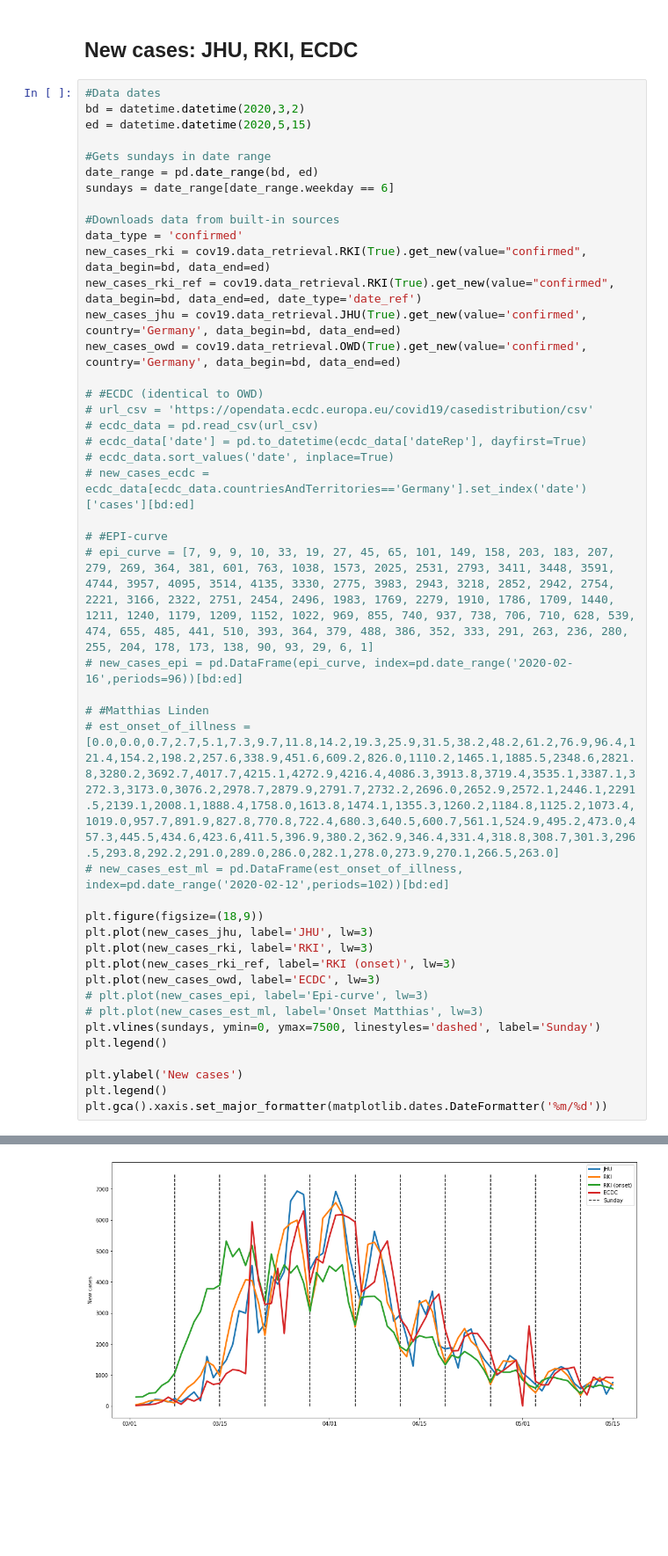
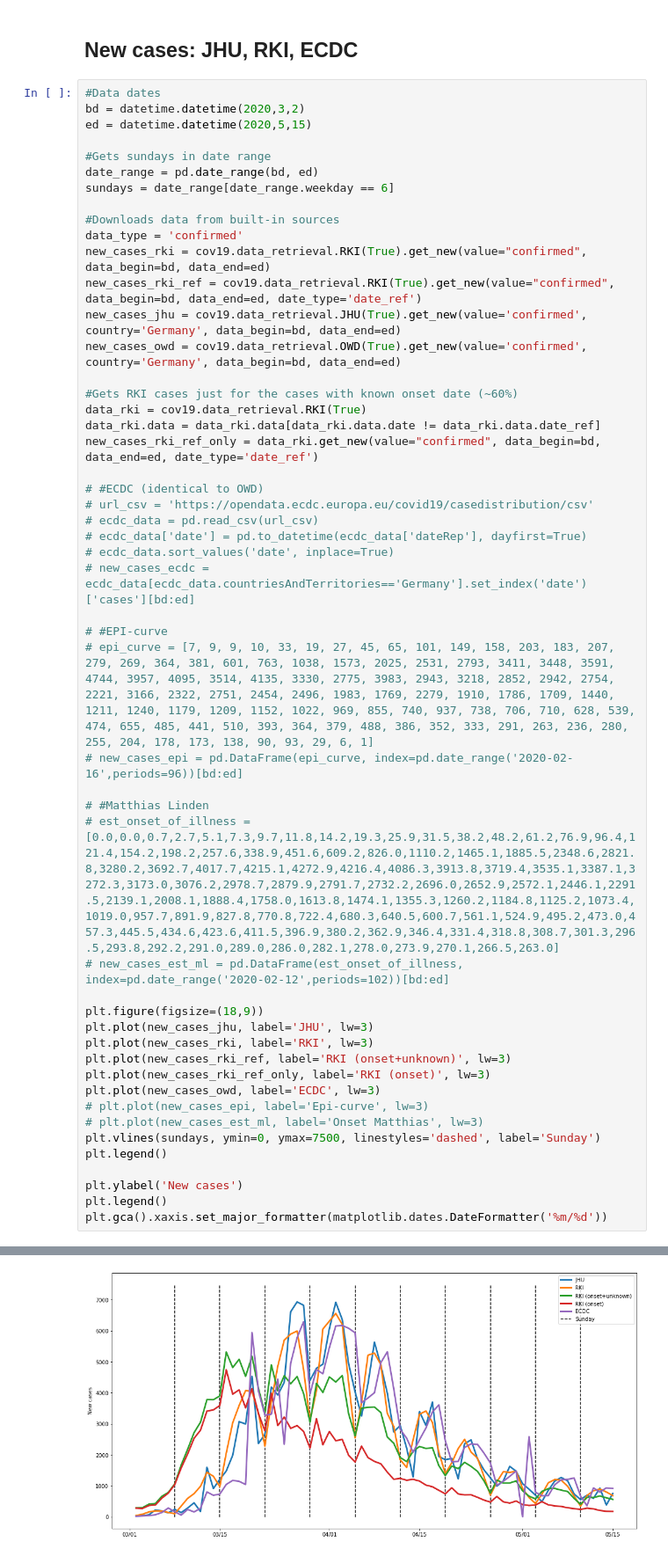
Before and after one commit to Priesemann-Group/covid19_research, a Jupyter notebook: data_exploration/germany_sources.ipynb, the cells around one changed output, grey strips where cells are left out. Shown at 88% size. Saved outputs shown, nothing was run; the diff lists cells and outputs as text; blank space fills up the shorter version.

```diff
--- a/data_exploration/germany_sources.ipynb
+++ b/data_exploration/germany_sources.ipynb
@@ -42,6 +42,11 @@ new_cases_rki = cov19.data_retrieval.RKI(True).get_new(value="confirmed", data_b
 new_cases_rki_ref = cov19.data_retrieval.RKI(True).get_new(value="confirmed", data_begin=bd, data_end=ed, date_type='date_ref')
 new_cases_jhu = cov19.data_retrieval.JHU(True).get_new(value='confirmed', country='Germany', data_begin=bd, data_end=ed)
 new_cases_owd = cov19.data_retrieval.OWD(True).get_new(value='confirmed', country='Germany', data_begin=bd, data_end=ed)
+
+#Gets RKI cases just for the cases with known onset date (~60%)
+data_rki = cov19.data_retrieval.RKI(True)
+data_rki.data = data_rki.data[data_rki.data.date != data_rki.data.date_ref]
+new_cases_rki_ref_only = data_rki.get_new(value="confirmed", data_begin=bd, data_end=ed, date_type='date_ref')
 
 # #ECDC (identical to OWD)
 # url_csv = 'https://opendata.ecdc.europa.eu/covid19/casedistribution/csv'
@@ -61,7 +66,8 @@ new_cases_owd = cov19.data_retrieval.OWD(True).get_new(value='confirmed', countr
 plt.figure(figsize=(18,9))
 plt.plot(new_cases_jhu, label='JHU', lw=3)
 plt.plot(new_cases_rki, label='RKI', lw=3)
-plt.plot(new_cases_rki_ref, label='RKI (onset)', lw=3)
+plt.plot(new_cases_rki_ref, label='RKI (onset+unknown)', lw=3)
+plt.plot(new_cases_rki_ref_only, label='RKI (onset)', lw=3)
 plt.plot(new_cases_owd, label='ECDC', lw=3)
 # plt.plot(new_cases_epi, label='Epi-curve', lw=3)
 # plt.plot(new_cases_est_ml, label='Onset Matthias', lw=3)
@@ -79 +86 @@ INFO     [covid19_inference.data_retrieval.retrieval] Successfully loaded data f
-[figure, old version]
+[figure, new version]
```
Also changed, not shown: parts of 1 cell of this notebook, 2 other files.
